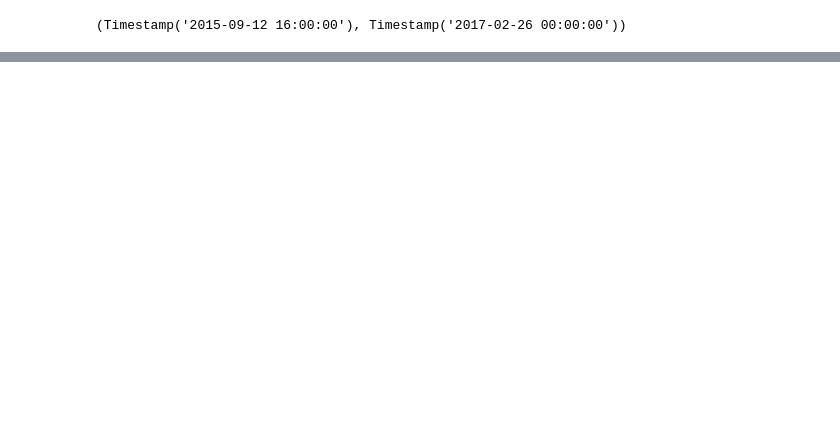
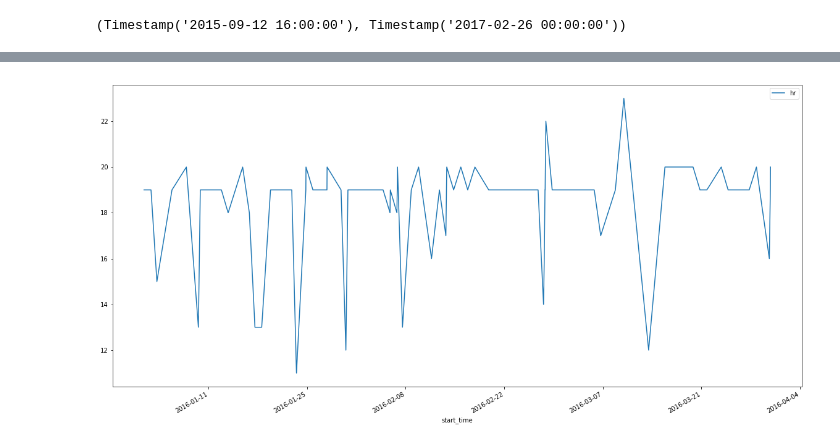
Before and after one commit to inon-peled/dtu_visualization_d3_course, a Jupyter notebook: project/py/explore_events_data.ipynb, the cells around one changed output, grey strips where cells are left out. Cells and saved outputs as stored; diff of their text form; code cells hidden in the pictures; blank space fills up the shorter version.

```diff
--- a/project/py/explore_events_data.ipynb
+++ b/project/py/explore_events_data.ipynb
@@ -49,0 +78,4 @@ df\
+# %%
+plot_timeline('Madison Square Garden')
+# %% [output]
+[figure, added]
```
Also changed, not shown: parts of 9 cells of this notebook, 33 other files.
